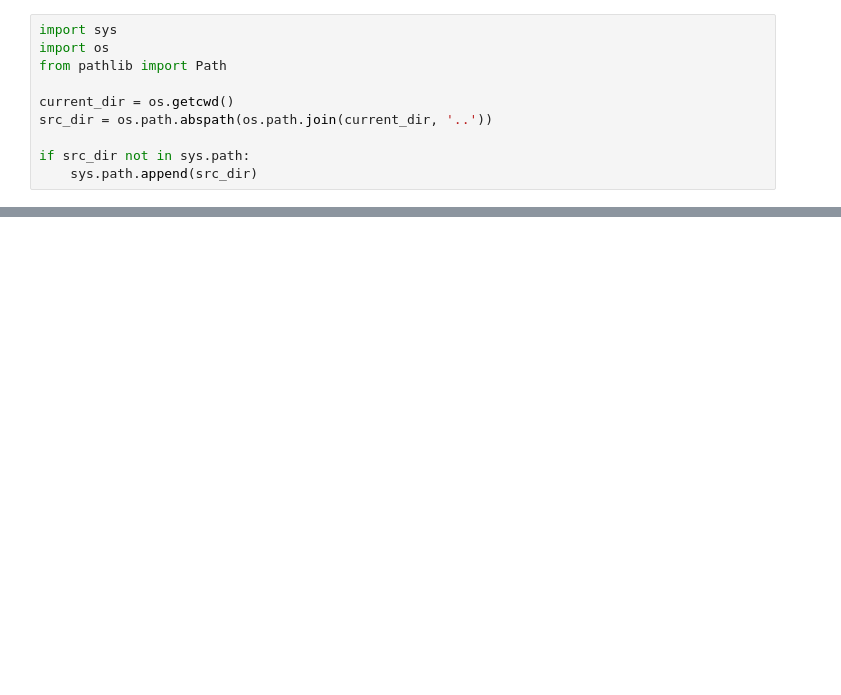
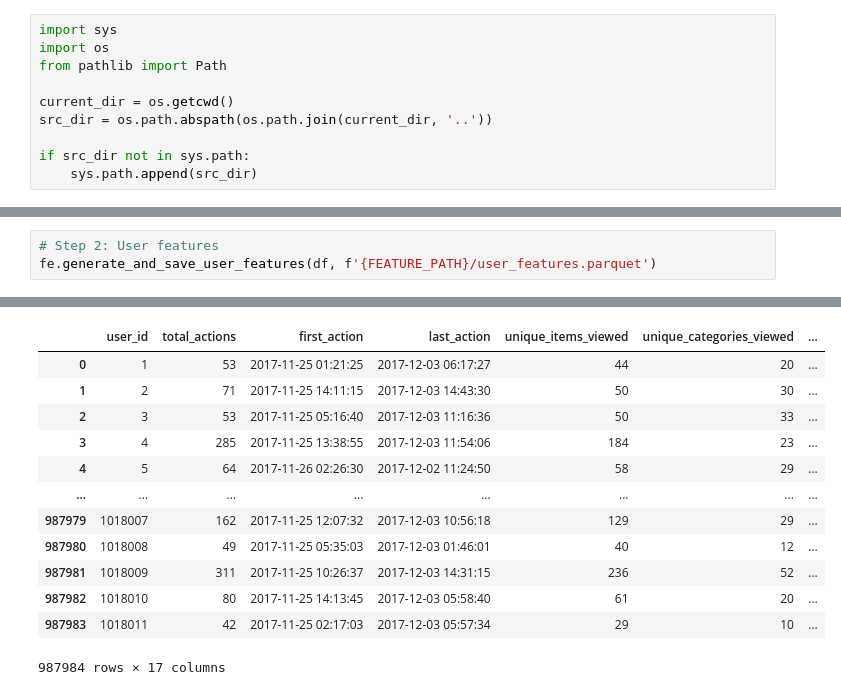
Before and after one commit to zhengqian89/ecomm_purchase_propensity, a Jupyter notebook: notebooks/02_feature_engineering.ipynb, the cells around one changed output, grey strips where cells are left out. Drawn from its saved outputs; the diff is of its cells as text; blank space fills up the shorter version.

```diff
--- a/notebooks/02_feature_engineering.ipynb
+++ b/notebooks/02_feature_engineering.ipynb
@@ -23,0 +34,4 @@ True
+# %%
+# Step 2: User features
+fe.generate_and_save_user_features(df, f'{FEATURE_PATH}/user_features.parquet')
+# %% [output]
@@ -23,0 +42,13 @@ True
+|  | user_id | total_actions | first_action | last_action | unique_items_viewed | unique_categories_viewed | ... |
+| 0 | 1 | 53 | 2017-11-25 01:21:25 | 2017-12-03 06:17:27 | 44 | 20 | ... |
+| 1 | 2 | 71 | 2017-11-25 14:11:15 | 2017-12-03 14:43:30 | 50 | 30 | ... |
+| 2 | 3 | 53 | 2017-11-25 05:16:40 | 2017-12-03 11:16:36 | 50 | 33 | ... |
+| 3 | 4 | 285 | 2017-11-25 13:38:55 | 2017-12-03 11:54:06 | 184 | 23 | ... |
+| 4 | 5 | 64 | 2017-11-26 02:26:30 | 2017-12-02 11:24:50 | 58 | 29 | ... |
+| ... | ... | ... | ... | ... | ... | ... | ... |
+| 987979 | 1018007 | 162 | 2017-11-25 12:07:32 | 2017-12-03 10:56:18 | 129 | 29 | ... |
+| 987980 | 1018008 | 49 | 2017-11-25 05:35:03 | 2017-12-03 01:46:01 | 40 | 12 | ... |
+| 987981 | 1018009 | 311 | 2017-11-25 10:26:37 | 2017-12-03 14:31:15 | 236 | 52 | ... |
+| 987982 | 1018010 | 80 | 2017-11-25 14:13:45 | 2017-12-03 05:58:40 | 61 | 20 | ... |
+| 987983 | 1018011 | 42 | 2017-11-25 02:17:03 | 2017-12-03 05:57:34 | 29 | 10 | ... |
+987984 rows × 17 columns
```
Also changed, not shown: parts of 11 cells of this notebook.
